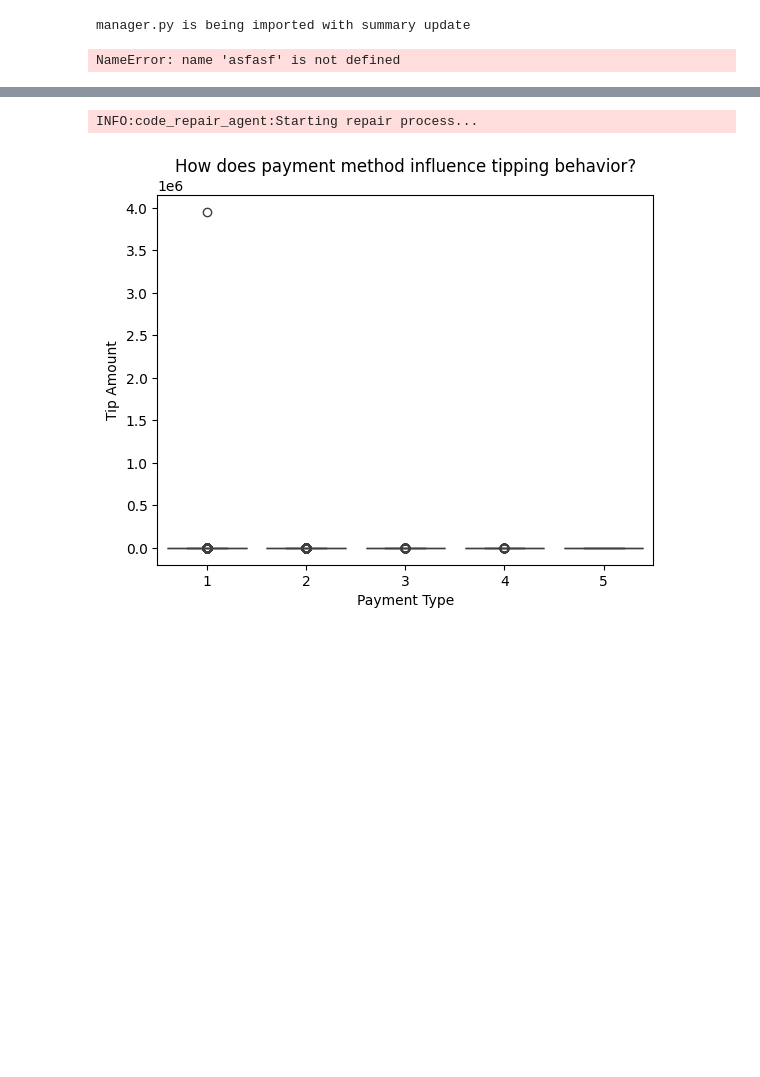
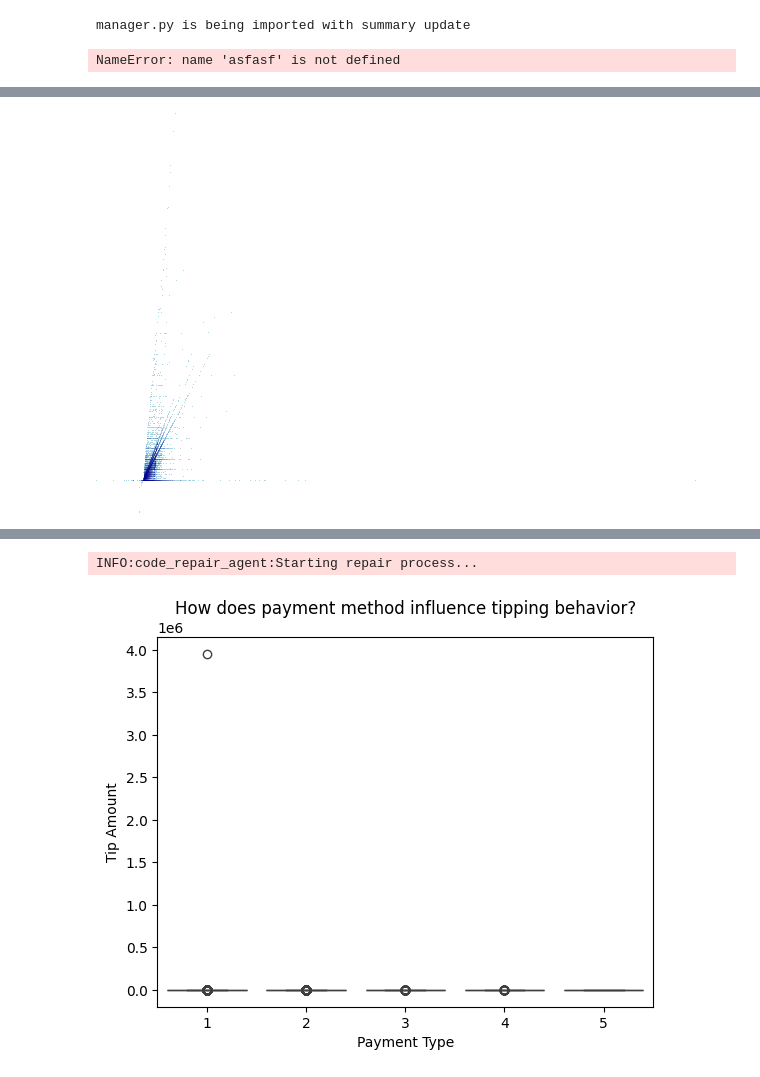
Before and after one commit to Raijin-ZD/lida, a Jupyter notebook: LidaTestingAfterDask_Datashader (1).ipynb, the cells around one changed output, grey strips where cells are left out. Cells and saved outputs as stored; diff of their text form; code cells hidden in the pictures; blank space fills up the shorter version.

```diff
--- a/LidaTestingAfterDask_Datashader (1).ipynb
+++ b/LidaTestingAfterDask_Datashader (1).ipynb
@@ -295,0 +397,17 @@ charts[0]
+# %%
+import datashader as ds
+import datashader.transfer_functions as tf
+import pandas as pd
+import dask.dataframe as dd
+import matplotlib.pyplot as plt
+
+def plot(data):
+    canvas = ds.Canvas(plot_width=600, plot_height=400)
+    agg = canvas.points(data, 'total_amount', 'tip_amount')
+    img = tf.shade(agg, cmap=['lightblue', 'darkblue'])
+    return img
+chart = plot(df1)
+# %%
+chart
+# %% [output]
+[figure, added]
```
Also changed, not shown: parts of 9 cells of this notebook, 1 other file.
